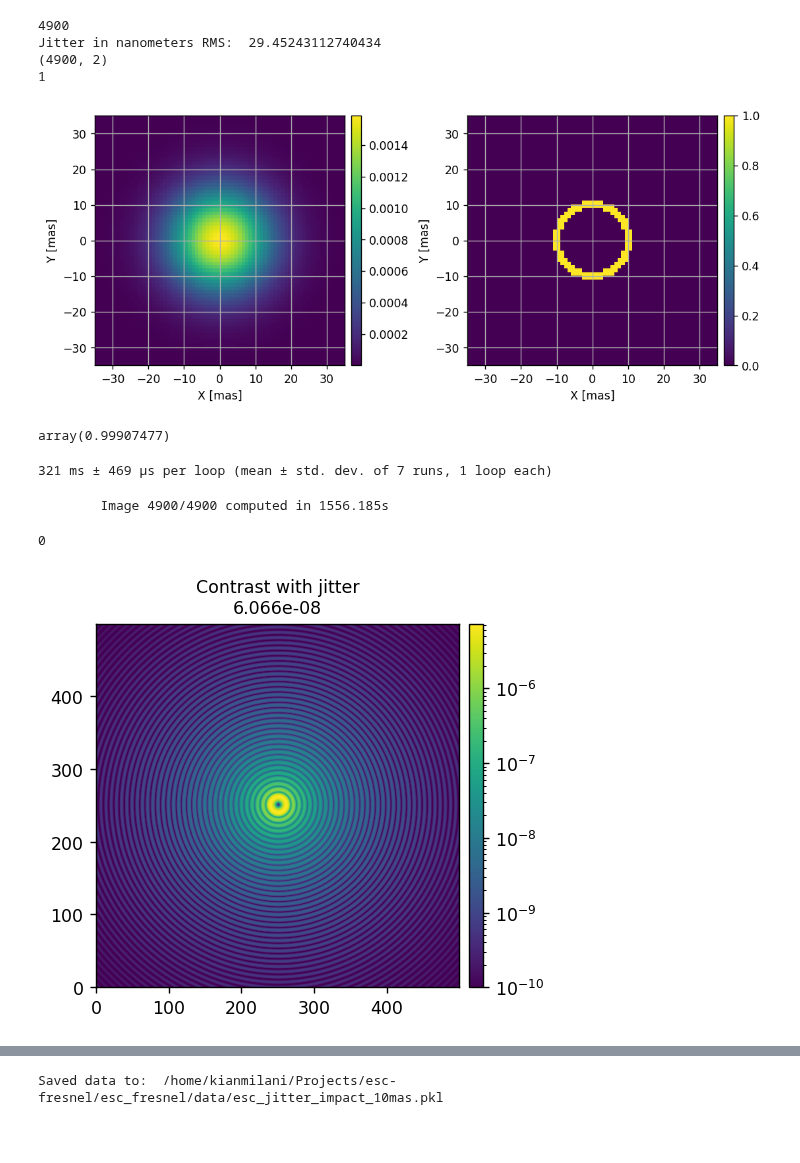
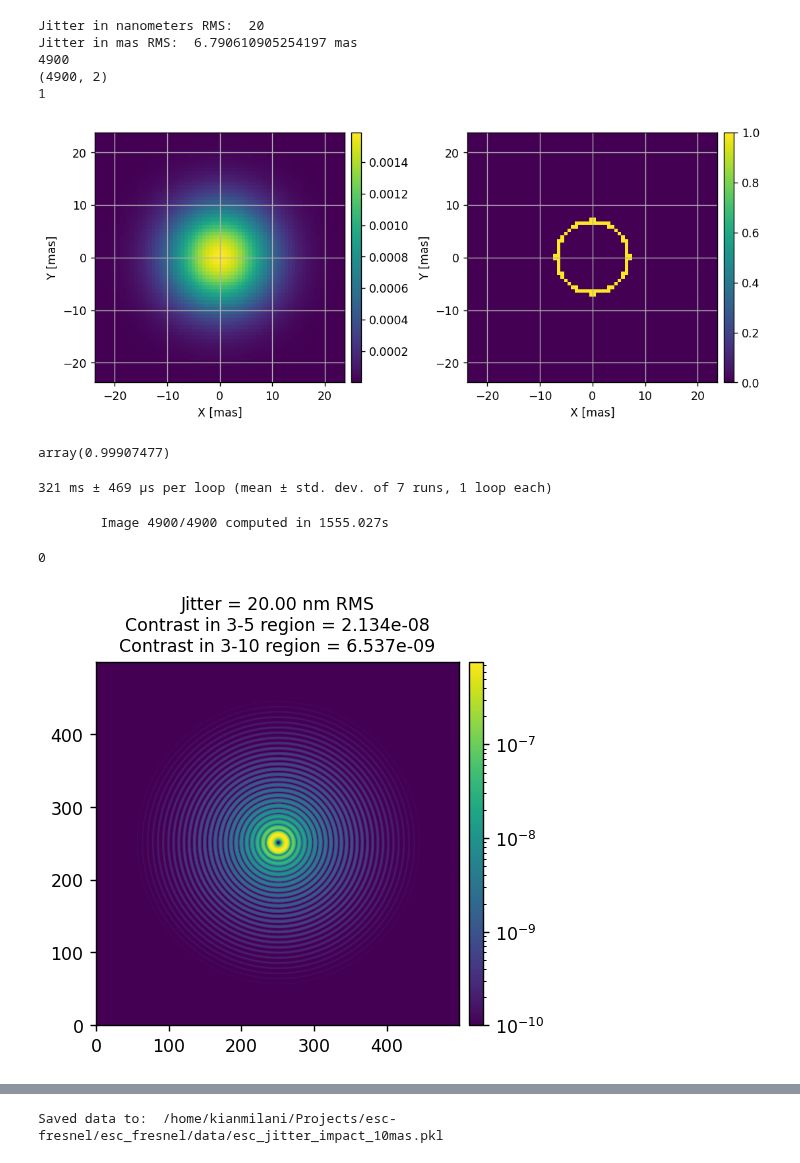
Before and after one commit to kian1377/esc-fresnel, a Jupyter notebook: notebooks/esc_fresnel_jitter.ipynb, the cells around one changed output, grey strips where cells are left out. Drawn from its saved outputs; the diff is of its cells as text; code cells hidden in the pictures; blank space fills up the shorter version.

Commit message:
running more jitter analysis

```diff
--- a/notebooks/esc_fresnel_jitter.ipynb
+++ b/notebooks/esc_fresnel_jitter.ipynb
@@ -79,19 +90,31 @@ imshow(
 1
 [figure]
 # %%
-jitter = 10*u.mas
+# jitter = 10*u.mas
+# pointing_sampling = jitter/10
+# Np = int(np.round( (7*jitter / pointing_sampling).decompose().value))
+# Nsamples = Np**2
+# print(Nsamples)
+
+# tt_pv_to_rms = 1/4
+# jitter_nm = np.tan(jitter).value * M.esc_pupil_diam.to_value(u.m) * tt_pv_to_rms  * 1e9
+# print('Jitter in nanometers RMS: ', jitter_nm)
+
+jitter_nm = 20
+print('Jitter in nanometers RMS: ', jitter_nm)
+
+tt_pv_to_rms = 1/4
+jitter = (np.arctan(jitter_nm/1e9 / M.esc_pupil_diam.to_value(u.m) / tt_pv_to_rms) * u.radian ).to(u.mas)
+print('Jitter in mas RMS: ', jitter)
+
 pointing_sampling = jitter/10
 Np = int(np.round( (7*jitter / pointing_sampling).decompose().value))
 Nsamples = Np**2
 print(Nsamples)
 
-tt_pv_to_rms = 1/4
-jitter_nm = np.tan(jitter).value * M.esc_pupil_diam.to_value(u.m) * tt_pv_to_rms  * 1e9
-print('Jitter in nanometers RMS: ', jitter_nm)
-
 yc, xc = (xp.indices((Np, Np)) - Np//2 + 1/2)* pointing_sampling.to_value(u.mas)
 rc = xp.sqrt(xc**2 + yc**2)
-std_thresh = 1
+std_thresh = jitter_nm / 50
 pdf_std = ( jitter.to_value(u.mas)-std_thresh < rc ) * ( rc < jitter.to_value(u.mas)+std_thresh )
 pointing_samples = ensure_np_array ( xp.array([xc.flatten(), yc.flatten()]).T ) * u.mas
 print(pointing_samples.shape)
@@ -109,11 +132,12 @@ imshow(
 
 xp.sum(pointing_pdf)
 # %% [output]
+Jitter in nanometers RMS:  20
+Jitter in mas RMS:  6.790610905254197 mas
 4900
-Jitter in nanometers RMS:  29.45243112740434
 (4900, 2)
 1
-[figure, old version]
+[figure, new version]
 array(0.99907477)
 # %%
 %timeit M.snap()
@@ -146,17 +170,18 @@ for i in np.arange(Nsamples):
     M.source_offset = pointing_lamD
 
     im = M.snap()
-    contrast = utils.mean(im, coro_mask)
+    contrast_3_5 = utils.mean(im, coro_mask_3_5)
+    contrast_3_10 = utils.mean(im, coro_mask_3_10)
     total_im += amp * im
 
-    contrasts.append(copy.copy(contrast))
+    contrasts.append(xp.array([contrast_3_5, contrast_3_10]))
     all_ims.append(copy.copy(im))
 
     if plot:
         print(f"\tImage {i+1:d}/{Nsamples:d} computed in {time.time()-start:.3f}s")
         imshow(
             [im],
-            titles=[f'({pointing[0].value:.2f}, {pointing[1].value:.2f})\nContrast = {contrast:.3e}'],
+            titles=[f'({pointing[0].value:.2f}, {pointing[1].value:.2f})\nContrast = {contrast_3_10:.3e}'],
             norms=[LogNorm(1e-10)],
             cmaps=['magma'],
         )
@@ -165,15 +190,18 @@ for i in np.arange(Nsamples):
         print(f"\tImage {i+1:d}/{Nsamples:d} computed in {time.time()-start:.3f}s", end='')
         print("\r", end="")
 # %% [output]
-        Image 4900/4900 computed in 1556.185s
+        Image 4900/4900 computed in 1555.027s
 # %%
-contrast_with_jitter = utils.mean(total_im, coro_mask)
+contrast_3_5 = utils.mean(total_im, coro_mask_3_5)
+contrast_3_10 = utils.mean(total_im, coro_mask_3_10)
 
 imshow(
     [total_im],
-    titles=[f'Contrast with jitter\n{contrast_with_jitter:.3e}', ],
+    titles=[f'Jitter = {jitter_nm:.2f} nm RMS\n'+
+            f'Contrast in 3-5 region = {contrast_3_5:.3e}\n' +
+            f'Contrast in 3-10 region = {contrast_3_10:.3e}', ],
     norms=[LogNorm(1e-10)]
 )
 # %% [output]
 0
-[figure, old version]
+[figure, new version]
```
Also changed, not shown: parts of 6 cells of this notebook.
